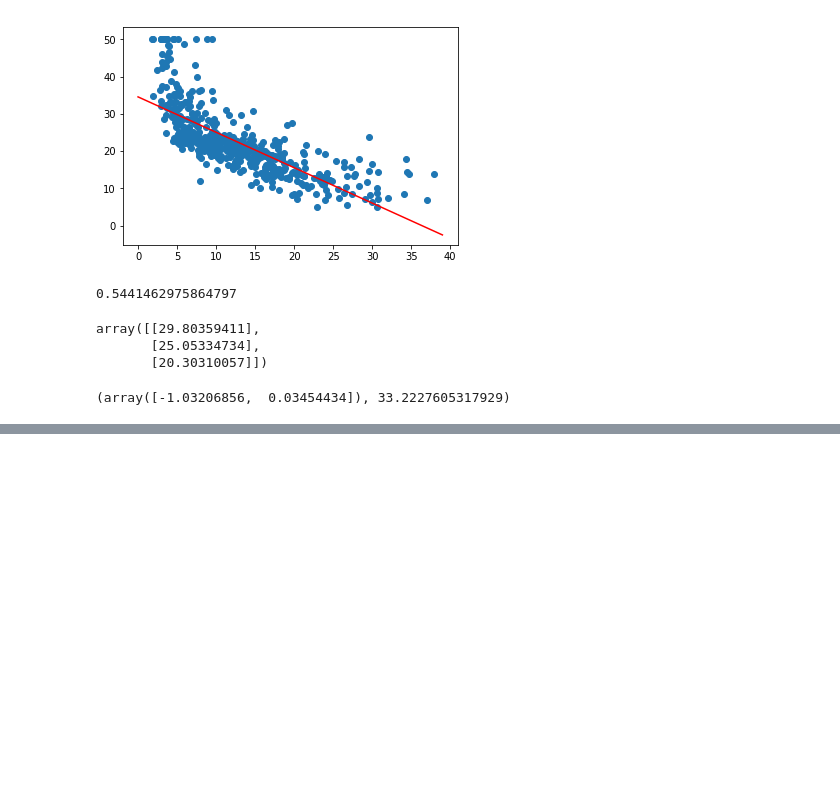
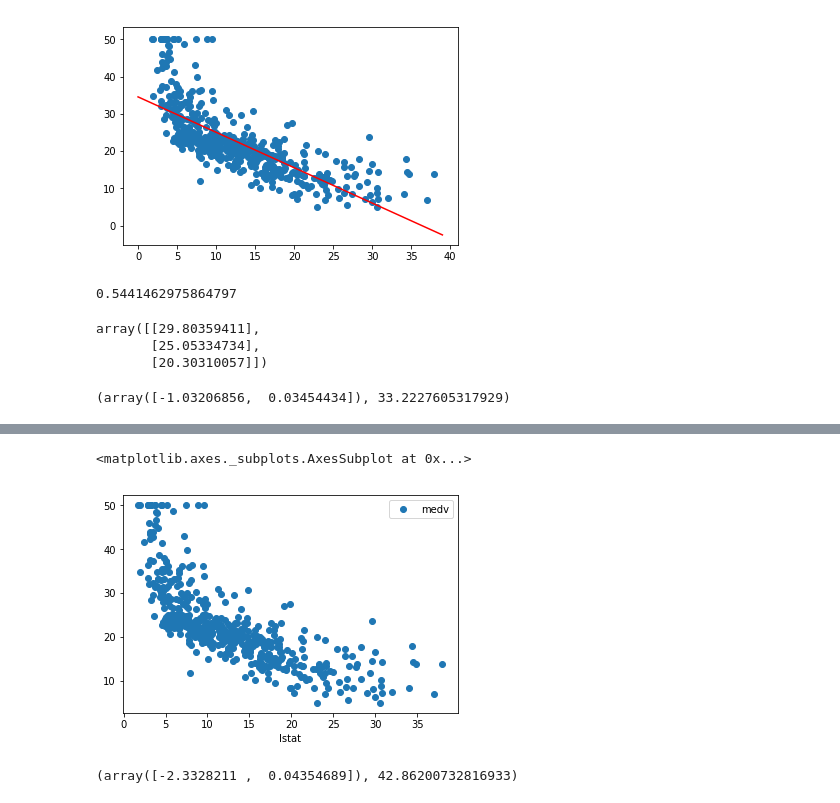
Before and after one commit to sidens1996/AnIntroductionToStatisticalLearning, a Jupyter notebook: ch3 linear regression/ch3.ipynb, the cells around one changed output, grey strips where cells are left out. Cells and saved outputs as stored; diff of their text form; code cells hidden in the pictures; blank space fills up the shorter version.

```diff
--- a/ch3 linear regression/ch3.ipynb
+++ b/ch3 linear regression/ch3.ipynb
@@ -101,0 +156,6 @@ regression2.fit(dataFrame[['lstat', 'age']],
+# %%
+dataFrame['lstat*age'] = dataFrame['lstat']*dataFrame['age']
+regression4 = linear_model.LinearRegression()
+regression4.fit(dataFrame[[ 'lstat', 'age', 'lstat*age']],
+                dataFrame['medv'])
+(regression4.coef_, regression4.intercept_)
@@ -101,0 +191,12 @@ regression2.fit(dataFrame[['lstat', 'age']],
+# %%
+dataFrame.plot(x='lstat', y='medv', style='o')
+# %% [output]
+<matplotlib.axes._subplots.AxesSubplot at 0x...>
+[figure, added]
+# %%
+dataFrame['lstat^2'] = dataFrame['lstat']**2
+regression5 = linear_model.LinearRegression()
+regression5.fit(dataFrame[['lstat', 'lstat^2']], dataFrame['medv'])
+(regression5.coef_, regression5.intercept_)
+# %% [output]
+(array([-2.3328211 ,  0.04354689]), 42.86200732816933)
```
Also changed, not shown: parts of 13 cells of this notebook, 1 other file.
